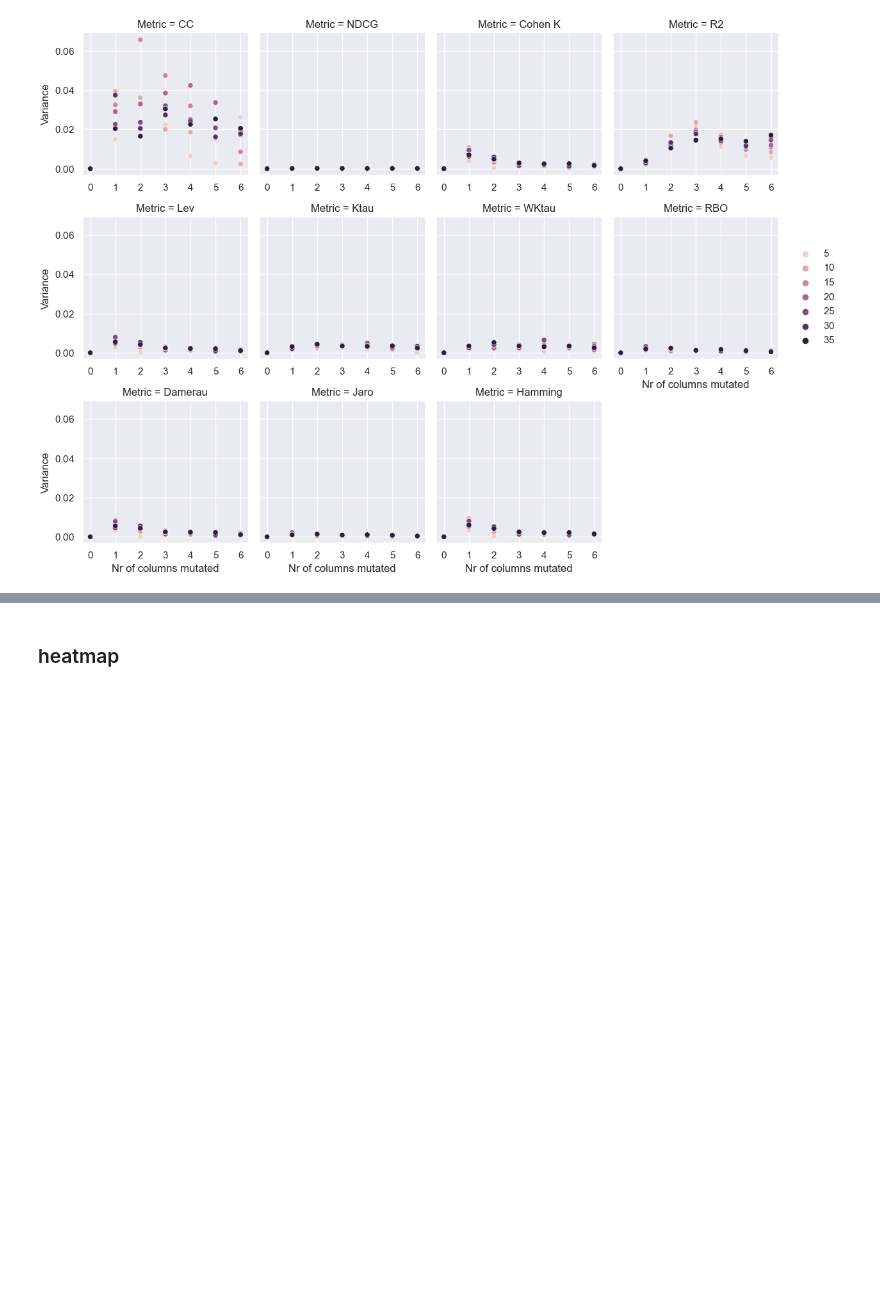
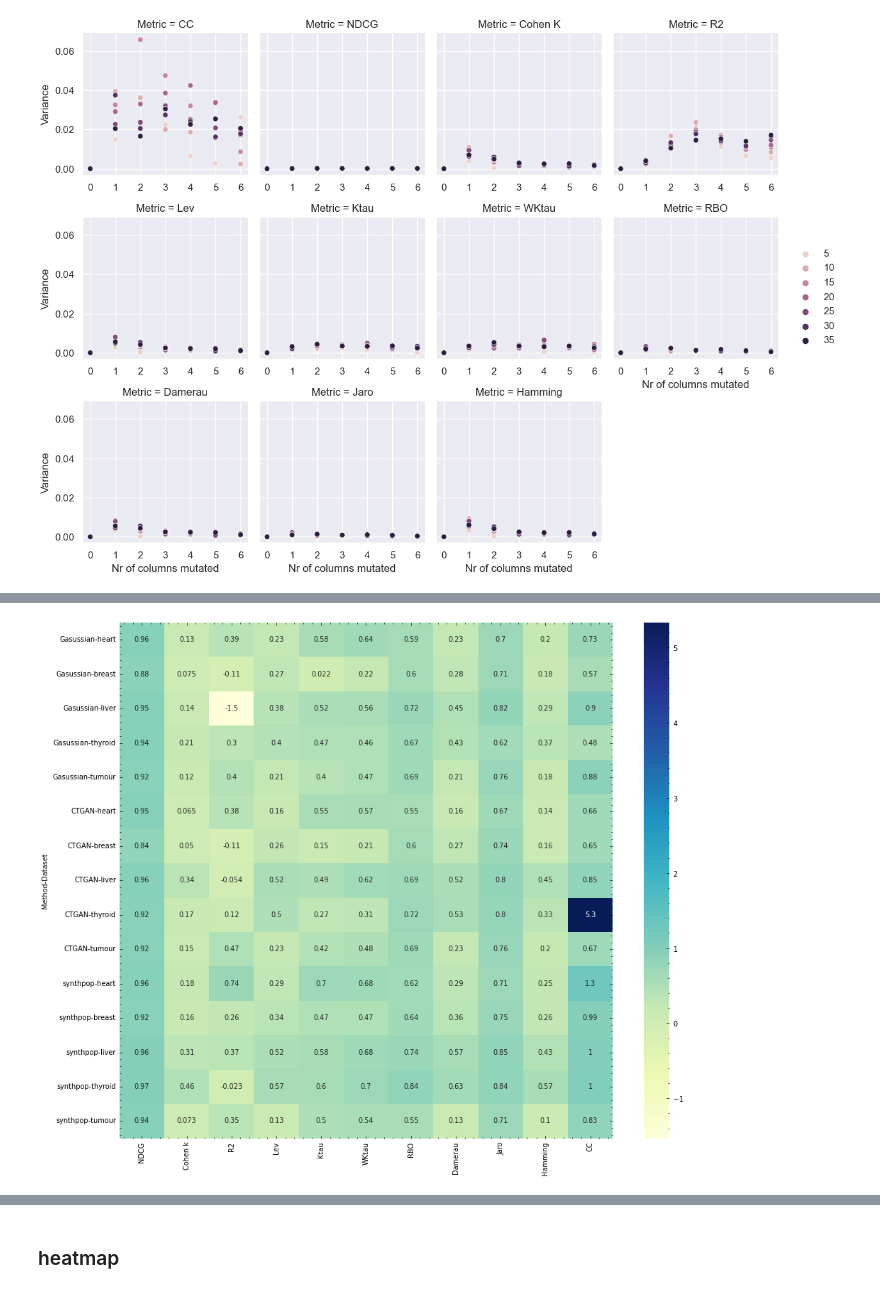
Before and after one commit to joofio/tabular-dataset-similarity, a Jupyter notebook: Final - Viz.ipynb, the cells around one changed output, grey strips where cells are left out. Drawn from its saved outputs; the diff is of its cells as text; code cells hidden in the pictures; blank space fills up the shorter version.

```diff
--- a/Final - Viz.ipynb
+++ b/Final - Viz.ipynb
@@ -519,0 +546,6 @@ fig.savefig("Viz/synthetic.png")
+# %%
+#df_avg = (df1 + df2 + df3) / 3
+df_combined = pd.concat([bardata_gaussian, bardata_ctgan, bardata], ignore_index=True)
+df_combined
+df_combined.columns=["NDCG","Cohen k","R2","Lev","Ktau","WKtau","RBO","Damerau","Jaro","Hamming","CC"]
+df_combined
@@ -519,0 +569,36 @@ fig.savefig("Viz/synthetic.png")
+# %%
+import seaborn as sns
+import pandas as pd
+import matplotlib.pyplot as plt
+
+df_combined_heatmap=df_combined.copy()
+
+# Add categorical columns for the method and dataset
+methods = ['Gasussian'] * 5 + ['CTGAN'] * 5 + ['synthpop'] * 5  # For methods
+datasets = ['heart', 'breast', 'liver', 'thyroid', 'tumour', 'heart', 'breast', 'liver', 'thyroid', 'tumour',
+            'heart', 'breast', 'liver', 'thyroid', 'tumour']  # For datasets
+
+# Adding the method and dataset columns
+df_combined_heatmap['Method'] = methods
+df_combined_heatmap['Dataset'] = datasets
+
+# Set the index to Method and Dataset so you can visualize it more easily
+df_combined_heatmap.set_index(['Method', 'Dataset'], inplace=True)
+
+# Now create a heatmap for the values (dropping the method/dataset columns)
+plt.figure(figsize=(10, 8))
+
+# Create the heatmap
+sns.heatmap(df_combined_heatmap, annot=True, cmap="YlGnBu")
+
+# Rotate x-ticks for better readability
+plt.xticks(rotation=90)
+plt.yticks(rotation=0)  # Keep y-ticks horizontal
+
+# Show the heatmap
+plt.tight_layout()
+plt.savefig("Viz/heatmap-synth.png", bbox_inches='tight')
+
+plt.show()
+# %% [output]
+[figure, added]
```
Also changed, not shown: parts of 15 cells of this notebook, 30 other files.
